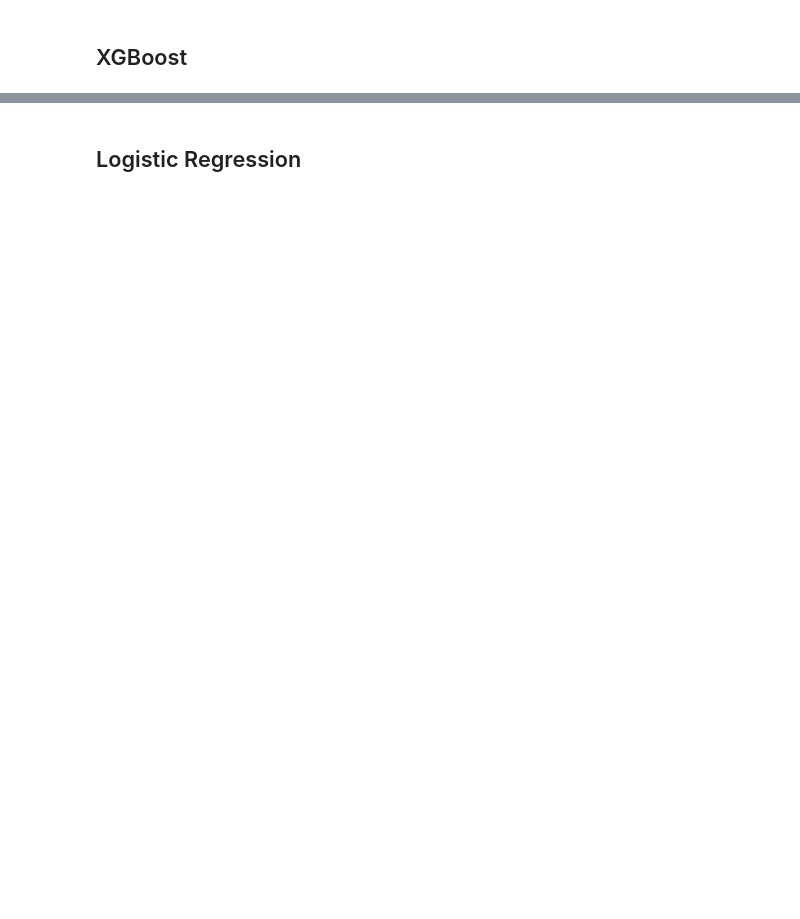
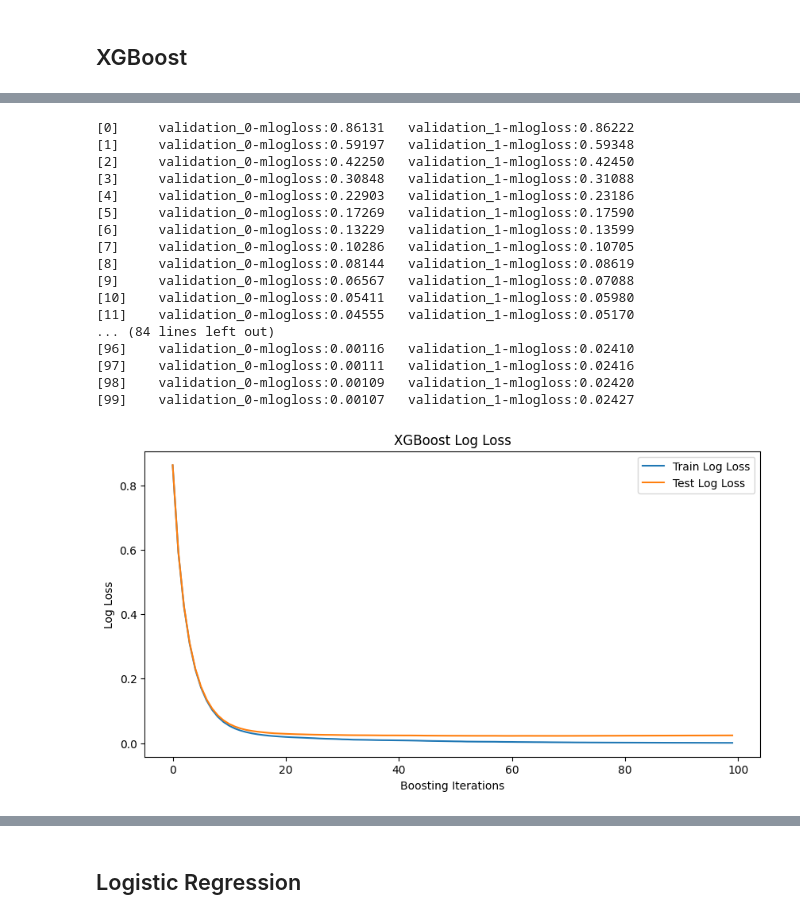
Before and after one commit to fjadidi2001/Insurance, a Jupyter notebook: NB_Claim_Prediction_FirstV_without_balance.ipynb, the cells around one changed output, grey strips where cells are left out. Drawn from its saved outputs; the diff is of its cells as text; code cells hidden in the pictures; blank space fills up the shorter version.

```diff
--- a/NB_Claim_Prediction_FirstV_without_balance.ipynb
+++ b/NB_Claim_Prediction_FirstV_without_balance.ipynb
@@ -267,25 +366,52 @@ xgb_model.fit(X_train_preprocessed, y_train)
 # %%
 import xgboost as xgb
 import matplotlib.pyplot as plt
 
 # Initialize the XGBoost model
-xgb_model = xgb.XGBClassifier(objective='multi:softprob', random_state=42)
+xgb_model = xgb.XGBClassifier(objective='multi:softprob', random_state=42, eval_metric="mlogloss") # Pass eval_metric here
 
 # Train the XGBoost model with evaluation metrics tracking
 evals = [(X_train_preprocessed, y_train), (X_test_preprocessed, y_test)]  # Evaluation set
-xgb_model.fit(X_train_preprocessed, y_train, eval_metric="mlogloss", eval_set=evals, verbose=True)
+
+# Instead of early_stopping_rounds in fit, let's supply it to train.
+# verbose is replaced by verbosity
+# eval_set is not a valid parameter in fit, rather eval_set is valid with xgb.train
+# Instead of using fit, we will now use xgb.train.
+# In xgb.train, we will pass the parameters of XGBClassifier which can be obtained using xgb_model.get_xgb_params().
+# Fit method should not be used when early_stopping_rounds is being used.
+
+xgb_model.fit(X_train_preprocessed, y_train,  eval_set=evals, verbose=True) #Early stopping is automatically enabled, Removed eval_metric from here
 
 # Plotting the training and validation loss
 results = xgb_model.evals_result()
 
 plt.figure(figsize=(10, 5))
 plt.plot(results['validation_0']['mlogloss'], label='Train Log Loss')
 plt.plot(results['validation_1']['mlogloss'], label='Test Log Loss')
 plt.title('XGBoost Log Loss')
 plt.xlabel('Boosting Iterations')
 plt.ylabel('Log Loss')
 plt.legend()
 plt.show()
+# %% [output]
+[0]     validation_0-mlogloss:0.86131   validation_1-mlogloss:0.86222
+[1]     validation_0-mlogloss:0.59197   validation_1-mlogloss:0.59348
+[2]     validation_0-mlogloss:0.42250   validation_1-mlogloss:0.42450
+[3]     validation_0-mlogloss:0.30848   validation_1-mlogloss:0.31088
+[4]     validation_0-mlogloss:0.22903   validation_1-mlogloss:0.23186
+[5]     validation_0-mlogloss:0.17269   validation_1-mlogloss:0.17590
+[6]     validation_0-mlogloss:0.13229   validation_1-mlogloss:0.13599
+[7]     validation_0-mlogloss:0.10286   validation_1-mlogloss:0.10705
+[8]     validation_0-mlogloss:0.08144   validation_1-mlogloss:0.08619
+[9]     validation_0-mlogloss:0.06567   validation_1-mlogloss:0.07088
+[10]    validation_0-mlogloss:0.05411   validation_1-mlogloss:0.05980
+[11]    validation_0-mlogloss:0.04555   validation_1-mlogloss:0.05170
+... (84 lines left out)
+[96]    validation_0-mlogloss:0.00116   validation_1-mlogloss:0.02410
+[97]    validation_0-mlogloss:0.00111   validation_1-mlogloss:0.02416
+[98]    validation_0-mlogloss:0.00109   validation_1-mlogloss:0.02420
+[99]    validation_0-mlogloss:0.00107   validation_1-mlogloss:0.02427
+[figure, added]
 # %%
 import xgboost as xgb
 import matplotlib.pyplot as plt
```
Also changed, not shown: parts of 22 cells of this notebook.
